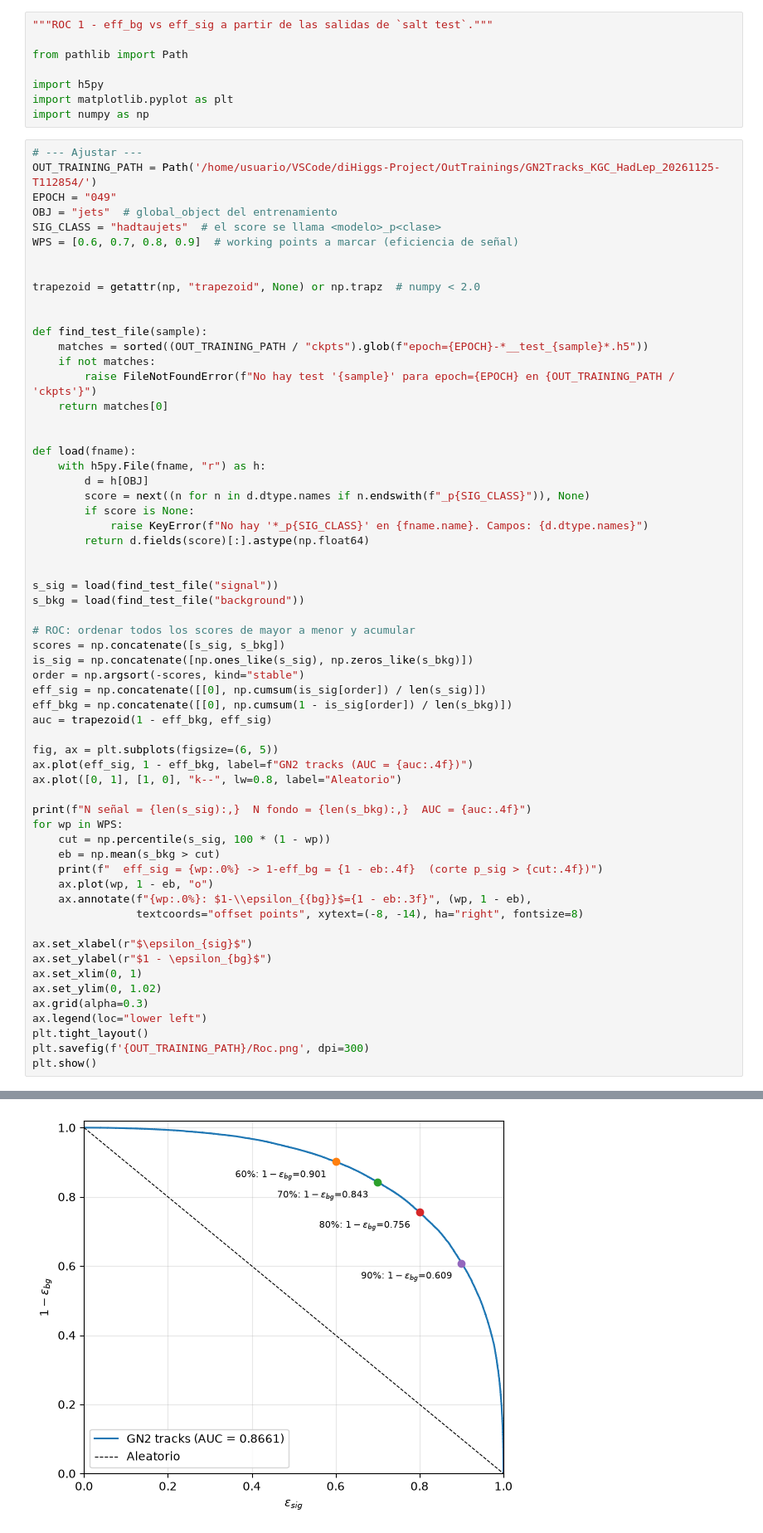
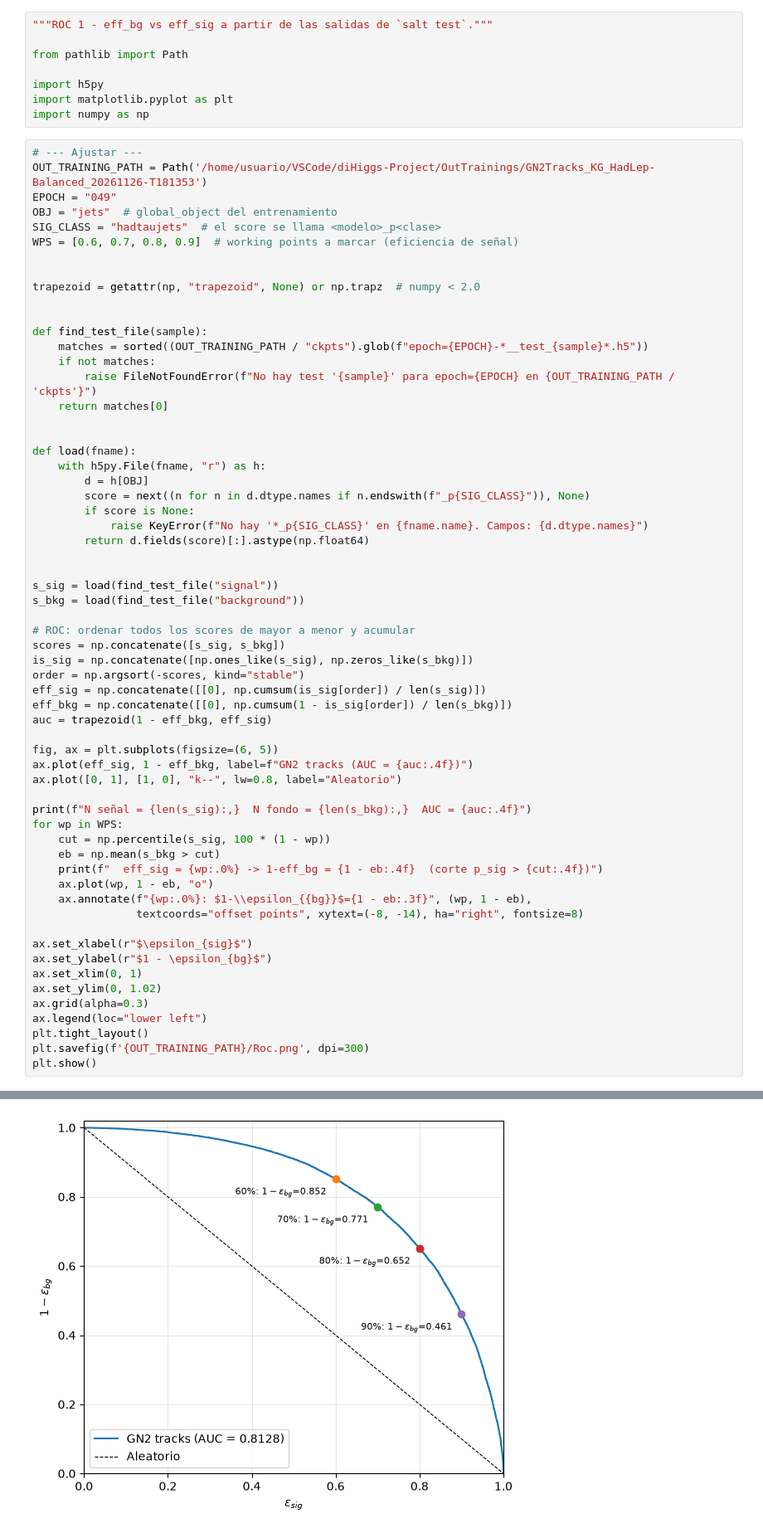
Before and after one commit to Genarobarco/diHiggs-Project, a Jupyter notebook: RecAnalysis/scripts/plot_roc.ipynb, the cells around one changed output, grey strips where cells are left out. Shown at 83% size. Drawn from its saved outputs; the diff is of its cells as text.

```diff
--- a/RecAnalysis/scripts/plot_roc.ipynb
+++ b/RecAnalysis/scripts/plot_roc.ipynb
@@ -8,7 +8,7 @@ import matplotlib.pyplot as plt
 import numpy as np
 # %%
 # --- Ajustar ---
-OUT_TRAINING_PATH = Path('/home/usuario/VSCode/diHiggs-Project/OutTrainings/GN2Tracks_KGC_HadLep_20261125-T112854/')
+OUT_TRAINING_PATH = Path('/home/usuario/VSCode/diHiggs-Project/OutTrainings/GN2Tracks_KG_HadLep-Balanced_20261126-T181353')
 EPOCH = "049"
 OBJ = "jets"  # global_object del entrenamiento
 SIG_CLASS = "hadtaujets"  # el score se llama <modelo>_p<clase>
@@ -76,4 +76,4 @@ N señal = 56,034  N fondo = 59,687  AUC = 0.8661
-[figure, old version]
+[figure, new version]
 # %%
 def Asimov(signal, bg, b_min=0.0):
     s = np.asarray(signal, dtype=float)
```
Also changed, not shown: parts of 1 cell of this notebook, 3 other files.
